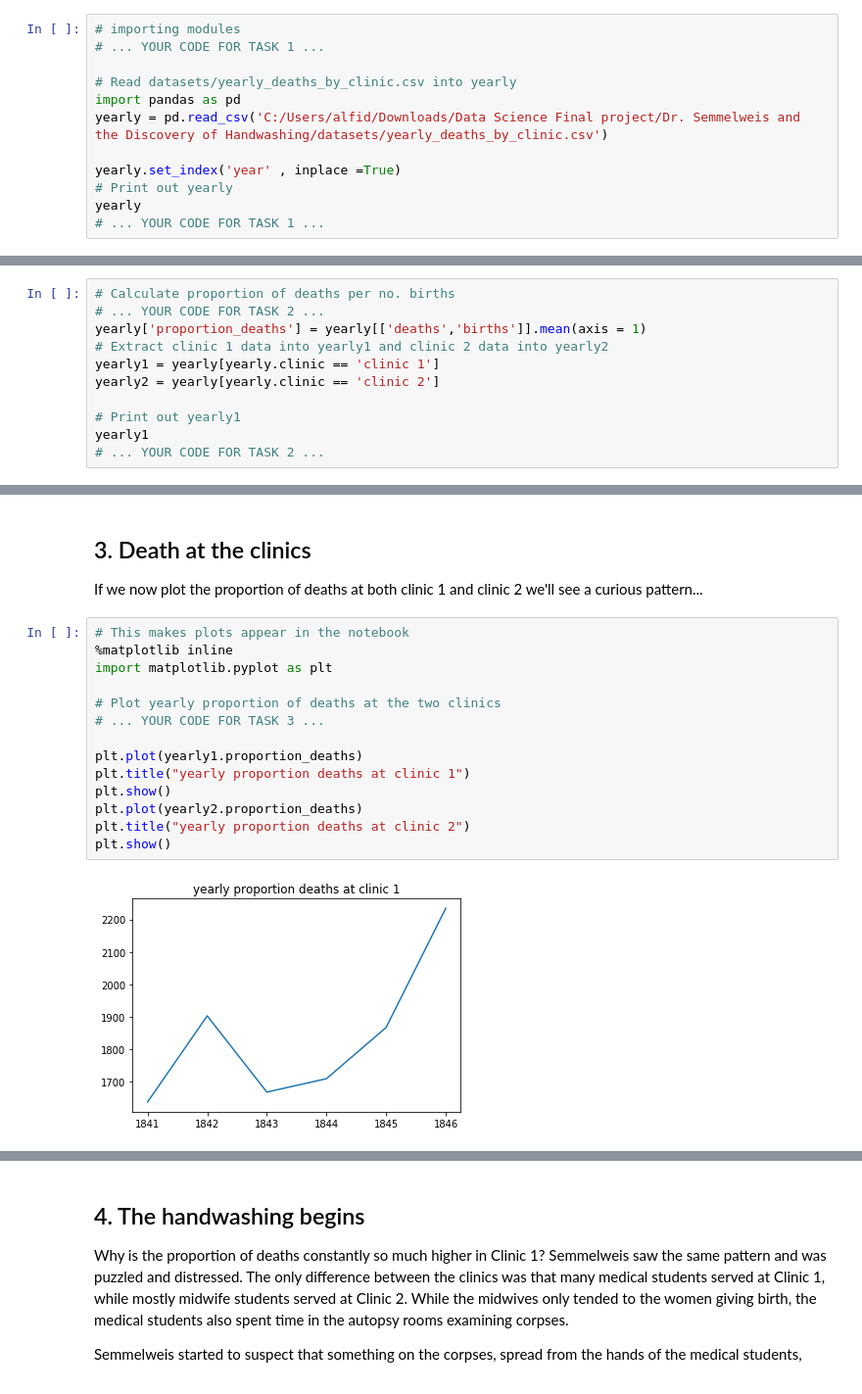
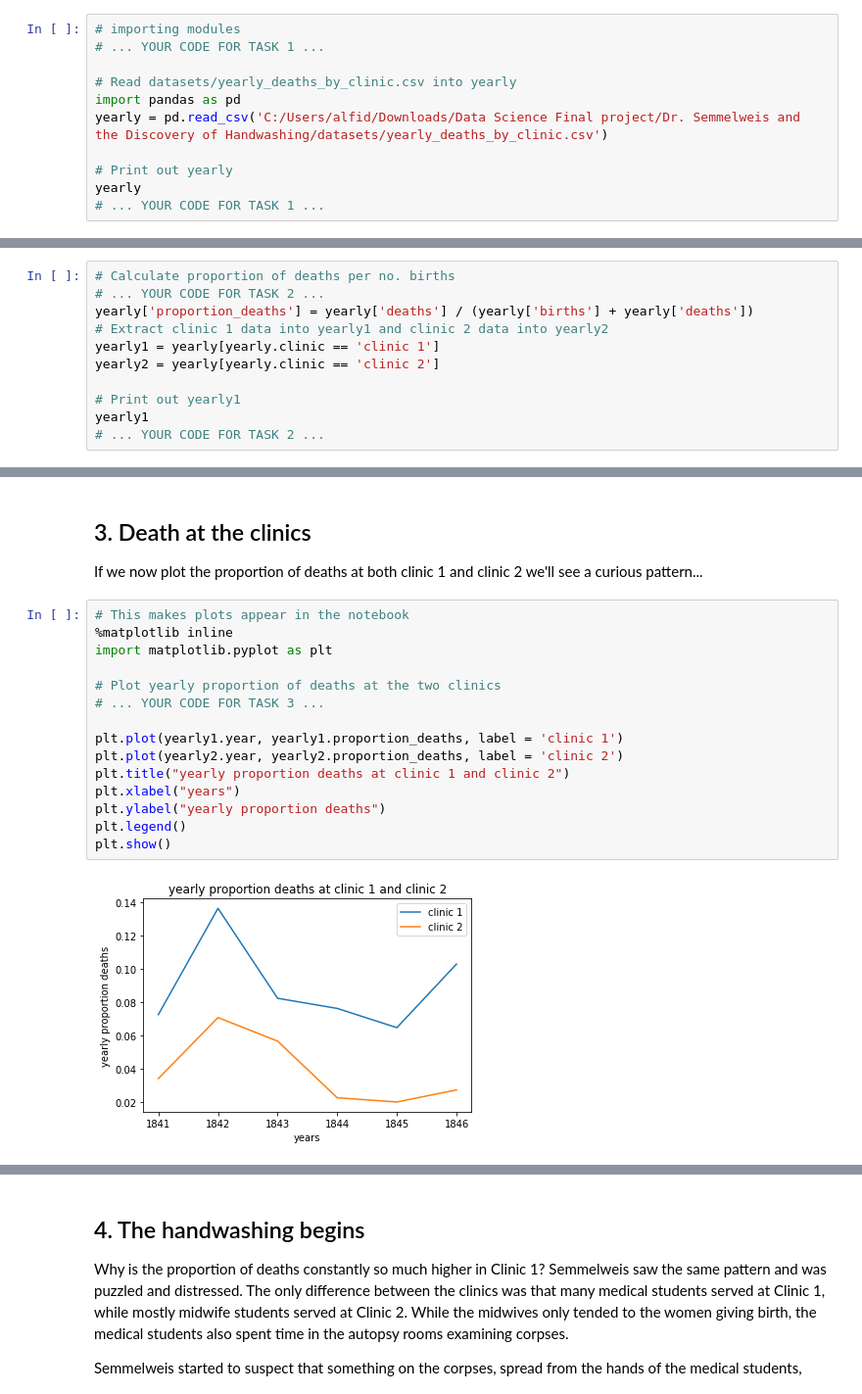
Before and after one commit to Ayushkashyap47/Technocolabs-Data-Science-Internship-Projects, a Jupyter notebook: mini project 1/notebook.ipynb, the cells around one changed output, grey strips where cells are left out. Shown at 98% size. Cells and saved outputs as stored; diff of their text form.

```diff
--- a/mini project 1/notebook.ipynb
+++ b/mini project 1/notebook.ipynb
@@ -14,7 +14,6 @@
 import pandas as pd
 yearly = pd.read_csv('C:/Users/alfid/Downloads/Data Science Final project/Dr. Semmelweis and the Discovery of Handwashing/datasets/yearly_deaths_by_clinic.csv')
 
-yearly.set_index('year' , inplace =True)
 # Print out yearly
 yearly
 # ... YOUR CODE FOR TASK 1 ...
@@ -40,7 +38,7 @@ yearly
 # %%
 # Calculate proportion of deaths per no. births
 # ... YOUR CODE FOR TASK 2 ...
-yearly['proportion_deaths'] = yearly[['deaths','births']].mean(axis = 1)
+yearly['proportion_deaths'] = yearly['deaths'] / (yearly['births'] + yearly['deaths'])
 # Extract clinic 1 data into yearly1 and clinic 2 data into yearly2
 yearly1 = yearly[yearly.clinic == 'clinic 1']
 yearly2 = yearly[yearly.clinic == 'clinic 2']
@@ -63,16 +60,17 @@ yearly1
 # %%
 # This makes plots appear in the notebook
 %matplotlib inline
 import matplotlib.pyplot as plt
 
 # Plot yearly proportion of deaths at the two clinics
 # ... YOUR CODE FOR TASK 3 ...
 
-plt.plot(yearly1.proportion_deaths)
-plt.title("yearly proportion deaths at clinic 1")
+plt.plot(yearly1.year, yearly1.proportion_deaths, label = 'clinic 1')
+plt.plot(yearly2.year, yearly2.proportion_deaths, label = 'clinic 2')
+plt.title("yearly proportion deaths at clinic 1 and clinic 2")
+plt.xlabel("years")
+plt.ylabel("yearly proportion deaths")
+plt.legend()
 plt.show()
-plt.plot(yearly2.proportion_deaths)
-plt.title("yearly proportion deaths at clinic 2")
-plt.show()
 # %% [output]
-[figure, old version]
+[figure, new version]
```
Also changed, not shown: parts of 7 cells of this notebook.
